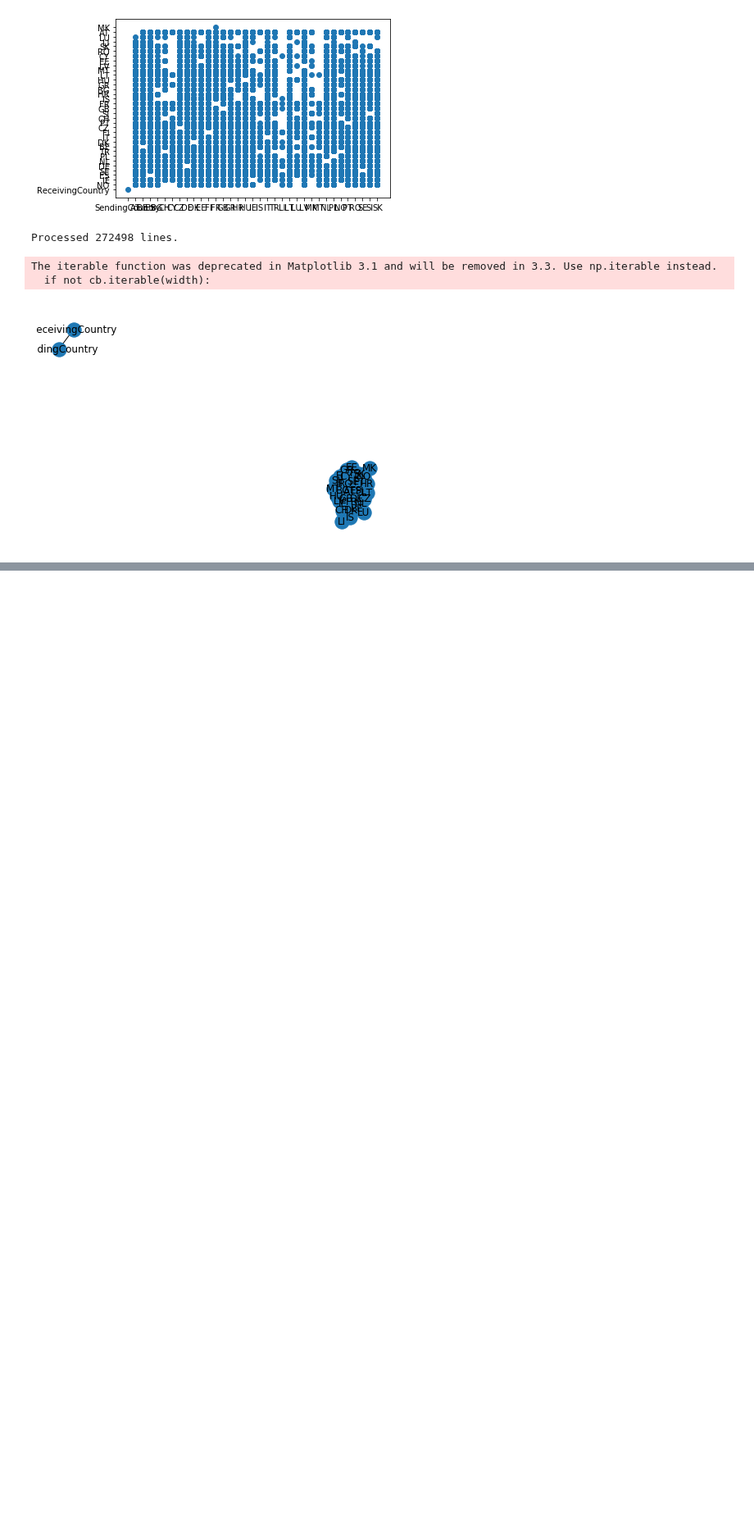
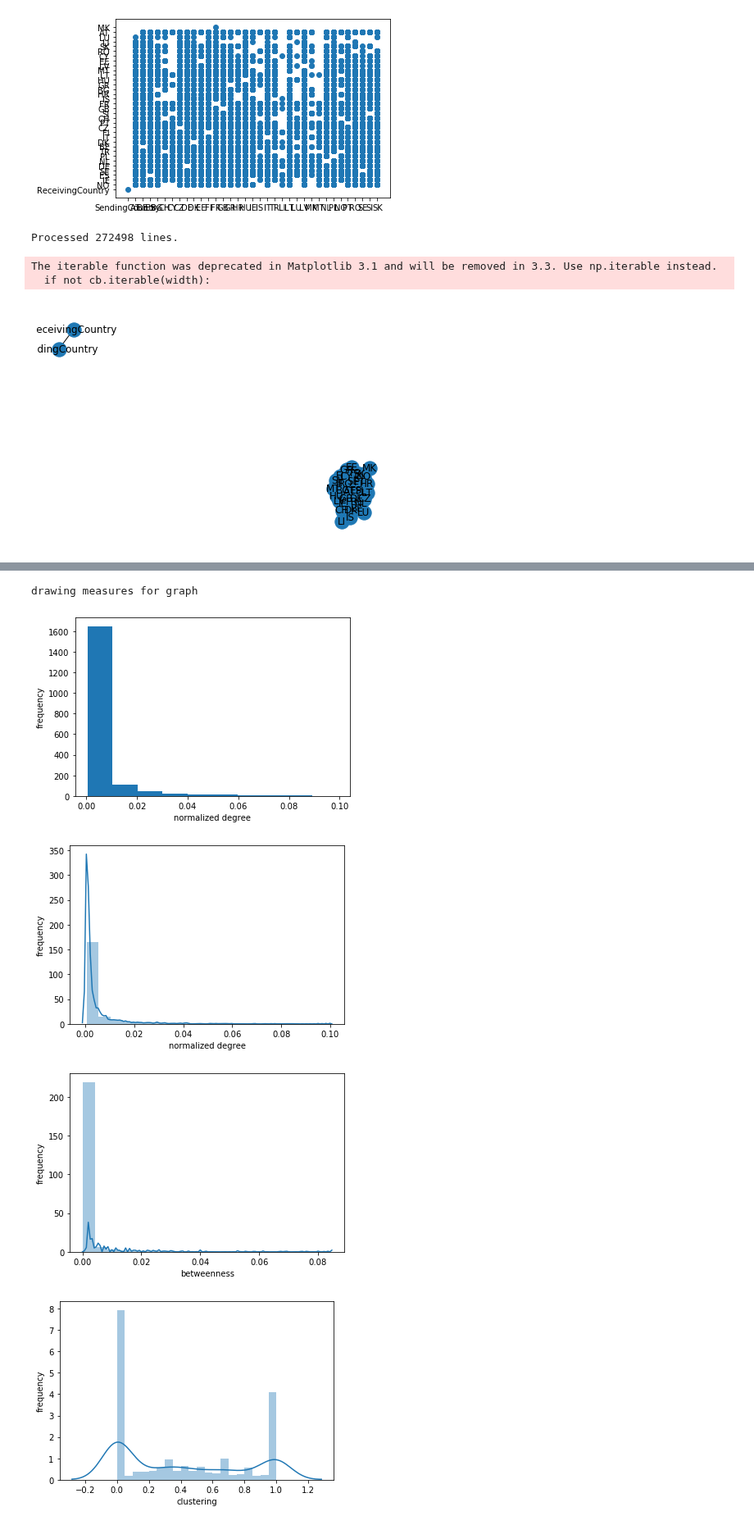
Before and after one commit to Liyubov/mobility_analysis_openhumans, a Jupyter notebook: mobilitydata analyzer.ipynb, the cells around one changed output, grey strips where cells are left out. Shown at 82% size. Cells and saved outputs as stored; diff of their text form; code cells hidden in the pictures; blank space fills up the shorter version.

```diff
--- a/mobilitydata analyzer.ipynb
+++ b/mobilitydata analyzer.ipynb
@@ -756,0 +849,11 @@ draw_adjacency_matrix(graph_openflights)
+# %%
+# Here we study
+
+measures_for_network(graph_openflights)
+measures_for_network(G_erasm)
+# %% [output]
+drawing measures for graph
+[figure, added]
+[figure, added]
+[figure, added]
+[figure, added]
```
Also changed, not shown: parts of 8 cells of this notebook.
